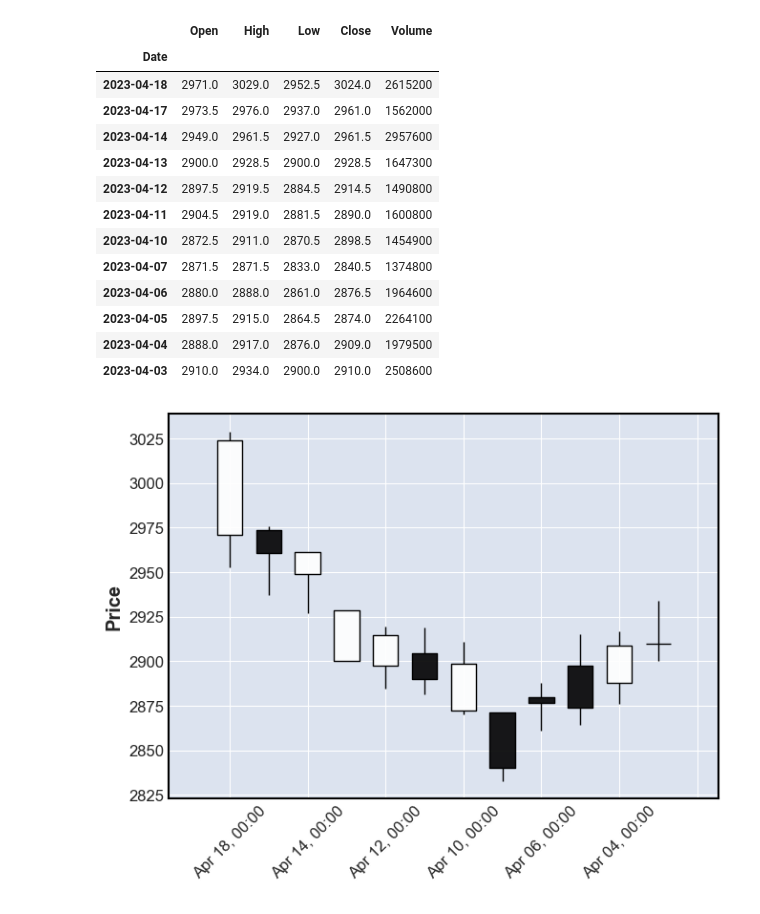
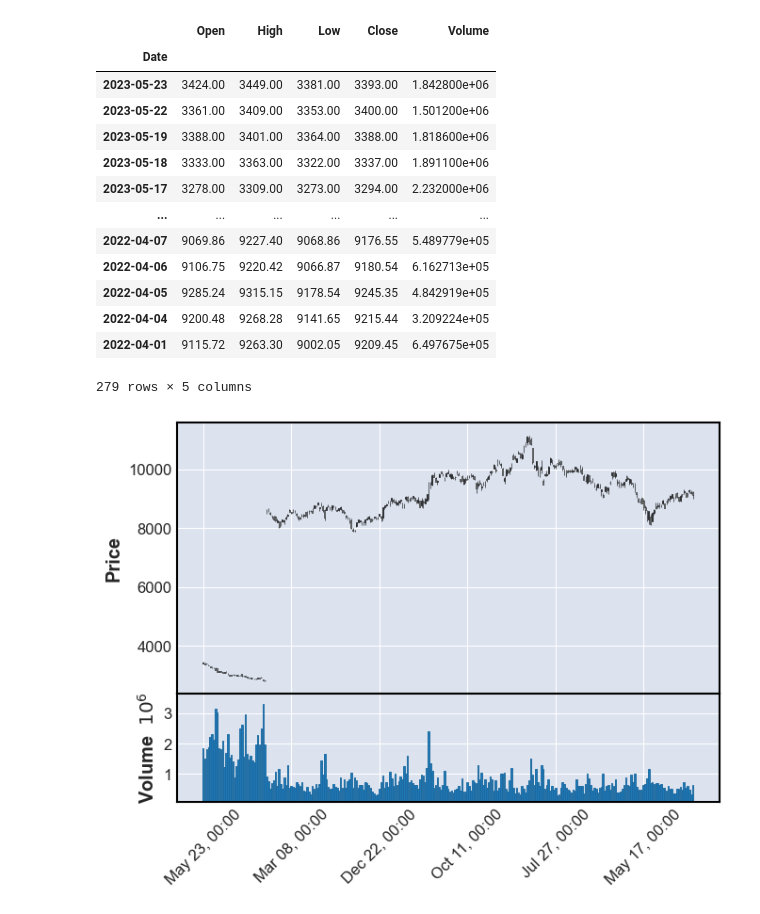
Before and after one commit to 2023-hsymlab/python-scraping-stock-data-n2330090, a Jupyter notebook: Simmple_Stock.ipynb, the cells around one changed output. Cells and saved outputs as stored; diff of their text form; code cells hidden in the pictures.

```diff
--- a/Simmple_Stock.ipynb
+++ b/Simmple_Stock.ipynb
@@ -5,8 +5,8 @@
 # reference https://seanmemo.com/234/
 
 from pandas_datareader import data
-start = '2023-04-01'
-end = '2023-04-18'
+start = '2022-04-01'
+end = '2023-05-31'
 #9984:ソフトバンク
 #df = data.DataReader('9984.JP', 'stooq', start, end)
 #7832:バンナム
@@ -16,20 +16,20 @@ df
 # %% [output]
 |  | Open | High | Low | Close | Volume |
 | Date |  |  |  |  |  |
-| 2023-04-18 | 2971.0 | 3029.0 | 2952.5 | 3024.0 | 2615200 |
-| 2023-04-17 | 2973.5 | 2976.0 | 2937.0 | 2961.0 | 1562000 |
-| 2023-04-14 | 2949.0 | 2961.5 | 2927.0 | 2961.5 | 2957600 |
-| 2023-04-13 | 2900.0 | 2928.5 | 2900.0 | 2928.5 | 1647300 |
-| 2023-04-12 | 2897.5 | 2919.5 | 2884.5 | 2914.5 | 1490800 |
-| 2023-04-11 | 2904.5 | 2919.0 | 2881.5 | 2890.0 | 1600800 |
-| 2023-04-10 | 2872.5 | 2911.0 | 2870.5 | 2898.5 | 1454900 |
-| 2023-04-07 | 2871.5 | 2871.5 | 2833.0 | 2840.5 | 1374800 |
-| 2023-04-06 | 2880.0 | 2888.0 | 2861.0 | 2876.5 | 1964600 |
-| 2023-04-05 | 2897.5 | 2915.0 | 2864.5 | 2874.0 | 2264100 |
-| 2023-04-04 | 2888.0 | 2917.0 | 2876.0 | 2909.0 | 1979500 |
-| 2023-04-03 | 2910.0 | 2934.0 | 2900.0 | 2910.0 | 2508600 |
+| 2023-05-23 | 3424.00 | 3449.00 | 3381.00 | 3393.00 | 1.842800e+06 |
+| 2023-05-22 | 3361.00 | 3409.00 | 3353.00 | 3400.00 | 1.501200e+06 |
+| 2023-05-19 | 3388.00 | 3401.00 | 3364.00 | 3388.00 | 1.818600e+06 |
+| 2023-05-18 | 3333.00 | 3363.00 | 3322.00 | 3337.00 | 1.891100e+06 |
+| 2023-05-17 | 3278.00 | 3309.00 | 3273.00 | 3294.00 | 2.232000e+06 |
+| ... | ... | ... | ... | ... | ... |
+| 2022-04-07 | 9069.86 | 9227.40 | 9068.86 | 9176.55 | 5.489779e+05 |
+| 2022-04-06 | 9106.75 | 9220.42 | 9066.87 | 9180.54 | 6.162713e+05 |
+| 2022-04-05 | 9285.24 | 9315.15 | 9178.54 | 9245.35 | 4.842919e+05 |
+| 2022-04-04 | 9200.48 | 9268.28 | 9141.65 | 9215.44 | 3.209224e+05 |
+| 2022-04-01 | 9115.72 | 9263.30 | 9002.05 | 9209.45 | 6.497675e+05 |
+279 rows × 5 columns
 # %%
 import mplfinance as mpf
-mpf.plot(df, type='candle')
+mpf.plot(df, type='candle',volume=True)
 # %% [output]
-[figure, old version]
+[figure, new version]
```
Also changed, not shown: parts of 1 cell of this notebook.
